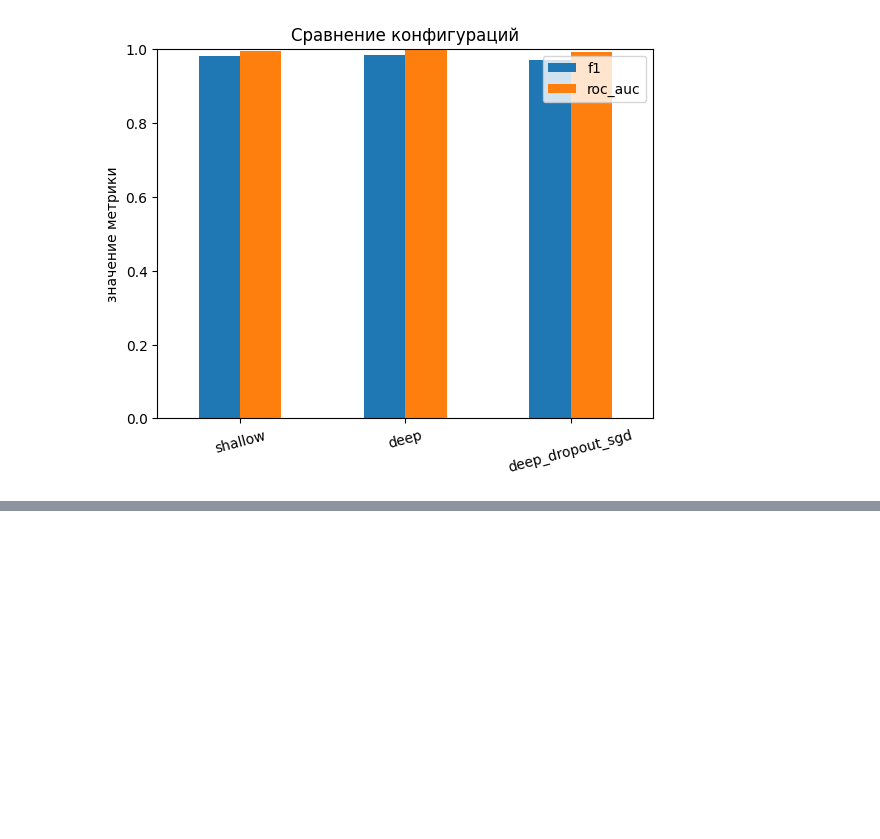
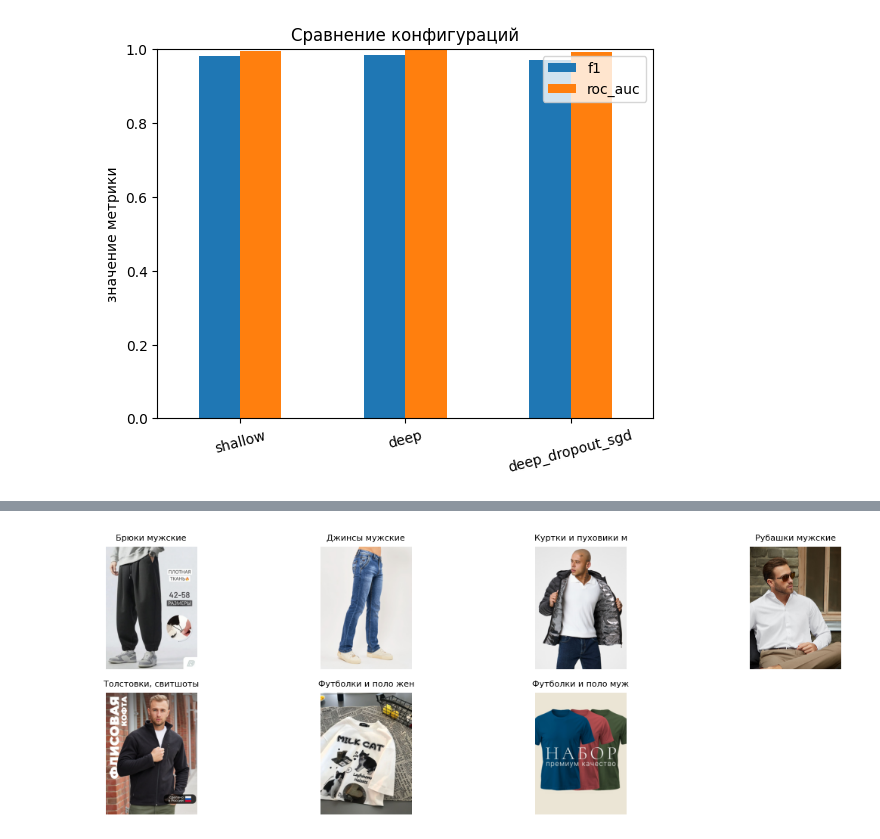
Before and after one commit to VladislavKostylev/GP5, a Jupyter notebook: GroupProject5.ipynb, the cells around one changed output, grey strips where cells are left out. Drawn from its saved outputs; the diff is of its cells as text; code cells hidden in the pictures; blank space fills up the shorter version.

```diff
--- a/GroupProject5.ipynb
+++ b/GroupProject5.ipynb
@@ -447,0 +464,19 @@ deep_dropout_sgd  0.970    0.992     0.970
+# %%
+idx = pd.read_csv('data/cnn_index.csv')
+
+idx['path'] = 'data/images/' + idx['SKU'].astype(str) + '.jpg'
+idx = idx[idx['path'].map(os.path.exists)].reset_index(drop=True)
+
+classes = sorted(idx['Niche'].unique())
+classWithId = {}
+for i in range(len(classes)):
+    classWithId[classes[i]] = i
+idx['label'] = idx['Niche'].map(classWithId)
+n_classes = len(classes)
+
+img_train, img_test = train_test_split(
+    idx, test_size=0.2, random_state=42, stratify=idx['label'])
+print('Число картинок:', len(idx))
+print('Число классов:', n_classes)
+print('train:', len(img_train), 'test:', len(img_test))
+print(idx['Niche'].value_counts())
@@ -447,0 +496,14 @@ deep_dropout_sgd  0.970    0.992     0.970
+# %%
+from PIL import Image
+
+sample = idx.groupby('Niche').first().reset_index().head(8)
+plt.figure(figsize=(12, 4))
+for i, (_, row) in enumerate(sample.iterrows()):
+    plt.subplot(2, 4, i + 1)
+    plt.imshow(Image.open(row['path']).convert('RGB'))
+    plt.title(row['Niche'][:19], fontsize=8)
+    plt.axis('off')
+plt.tight_layout()
+plt.show()
+# %% [output]
+[figure, added]
```
Also changed, not shown: parts of 8 cells of this notebook, 1 other file.
